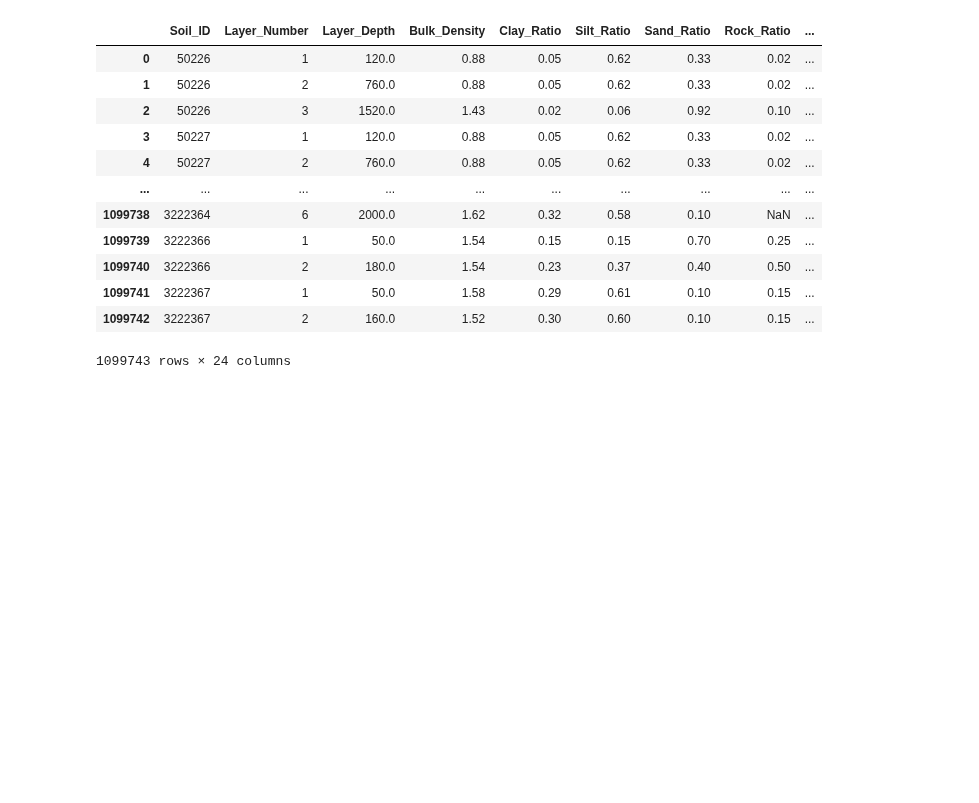
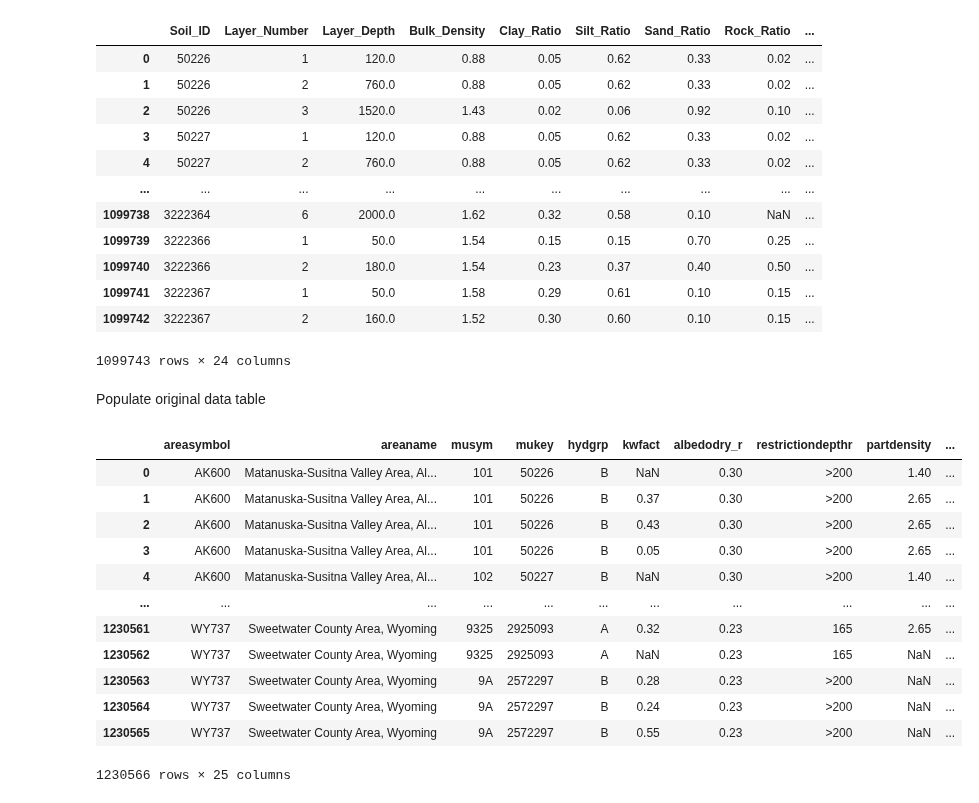
Before and after one commit to LucRSquared/pyagnps, a Jupyter notebook: notebooks/postgresql/populate_database_soil_data.ipynb, the cells around one changed output. Saved outputs shown, nothing was run; the diff lists cells and outputs as text; code cells hidden in the pictures; blank space fills up the shorter version.

Commit message:
soil stuff

```diff
--- a/notebooks/postgresql/populate_database_soil_data.ipynb
+++ b/notebooks/postgresql/populate_database_soil_data.ipynb
@@ -156,3 +156,56 @@ df_soil_layers_check
 | 1099741 | 3222367 | 1 | 50.0 | 1.58 | 0.29 | 0.61 | 0.10 | 0.15 | ... |
 | 1099742 | 3222367 | 2 | 160.0 | 1.52 | 0.30 | 0.60 | 0.10 | 0.15 | ... |
 1099743 rows × 24 columns
+# %% [markdown]
+Populate original data table
+# %%
+df_raw = pd.read_csv(Path('../../inputs/soil/soil_data_US_with_mukey.csv'))
+df_raw = df_raw.drop(columns=['saverest'])
+# %%
+# create a SQLAlchemy engine object
+engine = create_engine(f'postgresql://{user}:{password}@{host}:{port}/{database}')
+
+# create a new table in the database
+with engine.connect() as conn:
+    # start a transaction
+    trans = conn.begin()
+
+    try:
+        # create a table with the same column names and data types as the DataFrame
+        df_raw.to_sql(name='raw_nrcs_soil_data', con=conn, index=False, if_exists='replace')
+
+        # commit the transaction if there were no errors
+        trans.commit()
+
+    except Exception as e:
+        # rollback the transaction if there was an error
+        trans.rollback()
+        raise e
+# %%
+query = f"SELECT * FROM raw_nrcs_soil_data"
+
+with engine.connect() as conn:
+
+    try:
+
+        df_raw_check = pd.read_sql_query(sql=sql_text(query), con=conn)
+
+    except Exception as e:
+
+        raise e
+# %%
+df_raw_check
+# %% [output]
+|  | areasymbol | areaname | musym | mukey | hydgrp | kwfact | albedodry_r | restrictiondepthr | partdensity | ... |
+| 0 | AK600 | Matanuska-Susitna Valley Area, Al... | 101 | 50226 | B | NaN | 0.30 | >200 | 1.40 | ... |
+| 1 | AK600 | Matanuska-Susitna Valley Area, Al... | 101 | 50226 | B | 0.37 | 0.30 | >200 | 2.65 | ... |
+| 2 | AK600 | Matanuska-Susitna Valley Area, Al... | 101 | 50226 | B | 0.43 | 0.30 | >200 | 2.65 | ... |
+| 3 | AK600 | Matanuska-Susitna Valley Area, Al... | 101 | 50226 | B | 0.05 | 0.30 | >200 | 2.65 | ... |
+| 4 | AK600 | Matanuska-Susitna Valley Area, Al... | 102 | 50227 | B | NaN | 0.30 | >200 | 1.40 | ... |
+| ... | ... | ... | ... | ... | ... | ... | ... | ... | ... | ... |
+| 1230561 | WY737 | Sweetwater County Area, Wyoming | 9325 | 2925093 | A | 0.32 | 0.23 | 165 | 2.65 | ... |
+| 1230562 | WY737 | Sweetwater County Area, Wyoming | 9325 | 2925093 | A | NaN | 0.23 | 165 | NaN | ... |
+| 1230563 | WY737 | Sweetwater County Area, Wyoming | 9A | 2572297 | B | 0.28 | 0.23 | >200 | NaN | ... |
+| 1230564 | WY737 | Sweetwater County Area, Wyoming | 9A | 2572297 | B | 0.24 | 0.23 | >200 | NaN | ... |
+| 1230565 | WY737 | Sweetwater County Area, Wyoming | 9A | 2572297 | B | 0.55 | 0.23 | >200 | NaN | ... |
+1230566 rows × 25 columns
```
Also changed, not shown: parts of 1 cell of this notebook, 2 other files.
